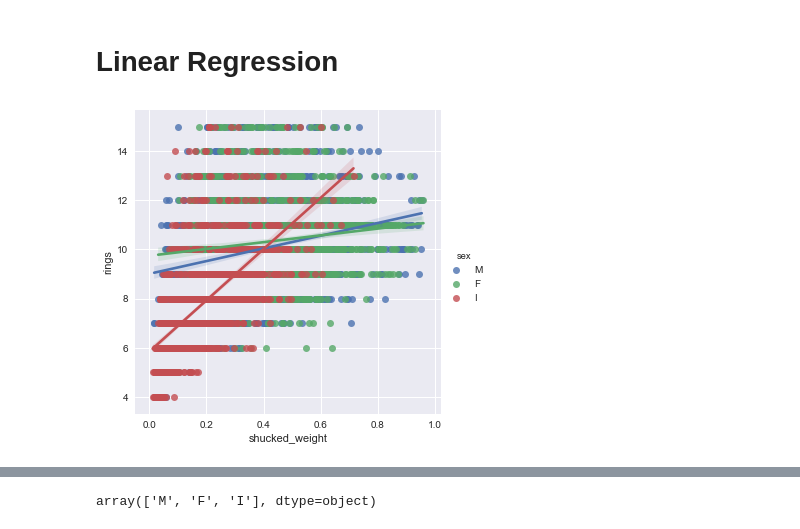
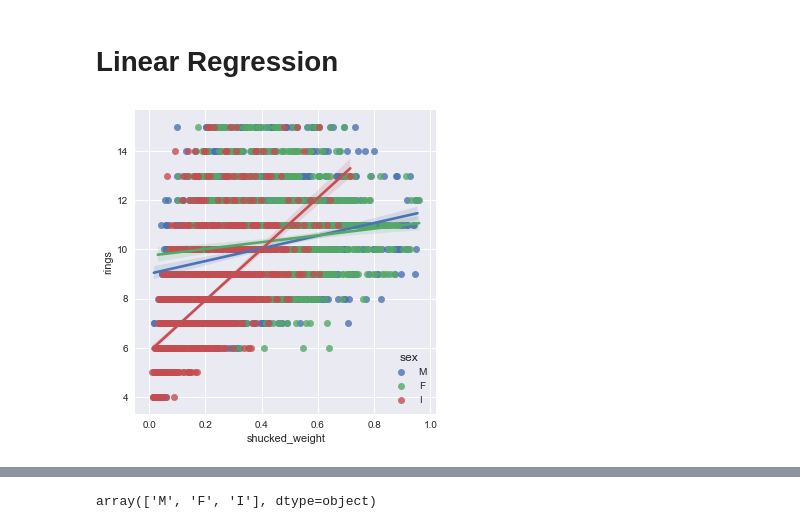
Before and after one commit to viciouspetal/data-analytics-notebook, a Jupyter notebook: Assignment workbook.ipynb, the cells around one changed output, grey strips where cells are left out. Drawn from its saved outputs; the diff is of its cells as text; code cells hidden in the pictures.

```diff
--- a/Assignment workbook.ipynb
+++ b/Assignment workbook.ipynb
@@ -593,7 +624,8 @@ plt.savefig(default_figure_out_path+'scatter_shucked_to_whole_weight'+default_fi
 # %%
 # scatterplot of schucked weight to rings
 set_11x8_figure()
-g = sb.lmplot(x="shucked_weight", y="rings", hue='sex', truncate=True, size=5, data=df)
+g = sb.lmplot(x="shucked_weight", y="rings", hue='sex', truncate=True, size=5, data=df, legend=False)
+plt.legend(title='sex', loc='lower right')
 plt.savefig(default_figure_out_path+'lin_reg_shucked_to_rings_by_sex'+default_figure_ext, bbox_inches='tight')
 # %% [output]
-[figure, old version]
+[figure, new version]
```
Also changed, not shown: parts of 41 cells of this notebook.
